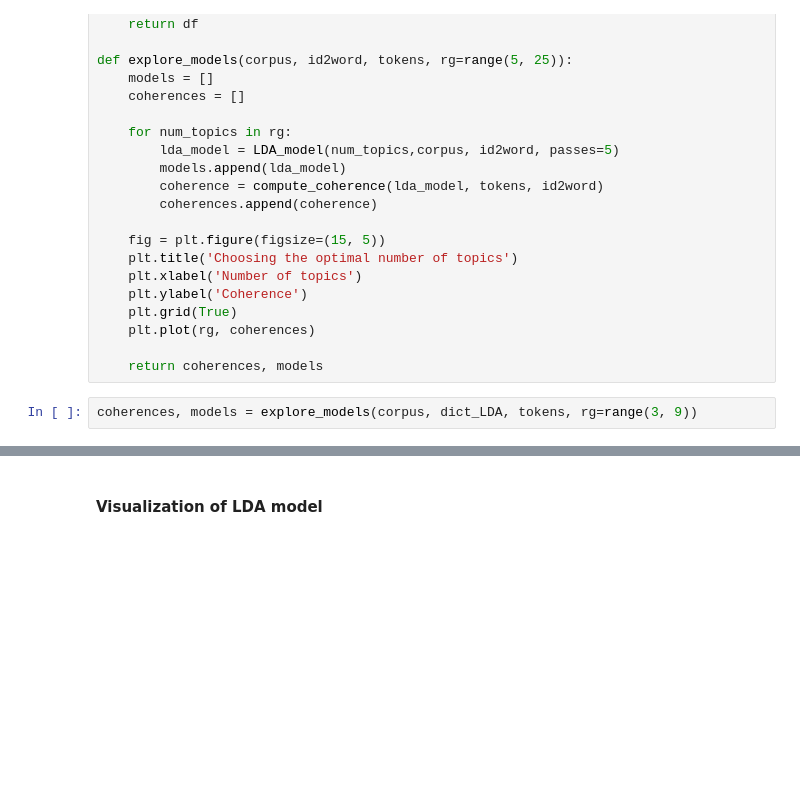
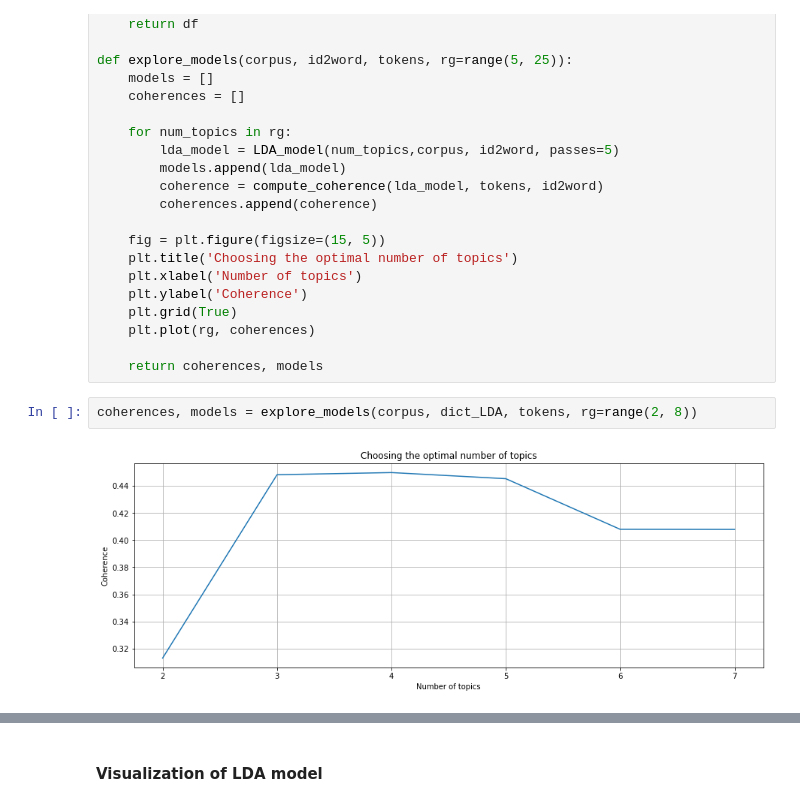
Before and after one commit to epfl-ada/ada-2021-project-skrw, a Jupyter notebook: Milestone_3.ipynb, the cells around one changed output, grey strips where cells are left out. Cells and saved outputs as stored; diff of their text form; blank space fills up the shorter version.

```diff
--- a/Milestone_3.ipynb
+++ b/Milestone_3.ipynb
@@ -378,5 +410,7 @@ def explore_models(corpus, id2word, tokens, rg=range(5, 25)):
 
     return coherences, models
 # %%
-coherences, models = explore_models(corpus, dict_LDA, tokens, rg=range(3, 9))
+coherences, models = explore_models(corpus, dict_LDA, tokens, rg=range(2, 8))
+# %% [output]
+[figure, added]
 # %%
```
Also changed, not shown: parts of 13 cells of this notebook, 1 other file.
